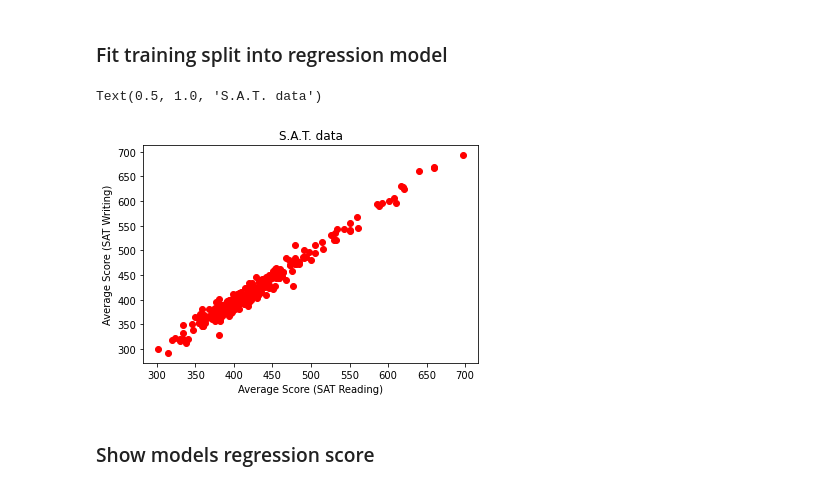
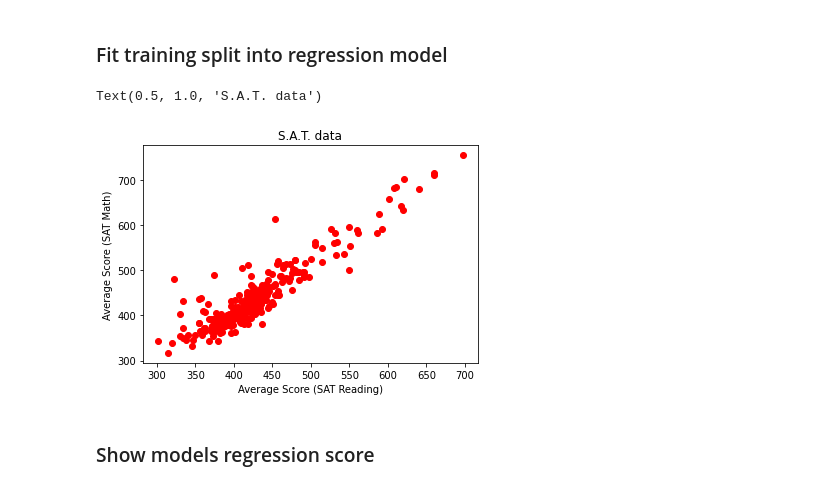
Before and after one commit to mhendricks96/linear-regression, a Jupyter notebook: regression.ipynb, the cells around one changed output. Cells and saved outputs as stored; diff of their text form; code cells hidden in the pictures.

```diff
--- a/regression.ipynb
+++ b/regression.ipynb
@@ -66,6 +66,6 @@ dtypes: float64(11), int64(1), object(10)
 memory usage: 67.2+ KB
 # %%
 X = df['Average Score (SAT Reading)'].values
-y = df['Average Score (SAT Writing)'].values
+y = df['Average Score (SAT Math)'].values
 
-y2 = df['Average Score (SAT Math)'].values
+#y2 = df['Average Score (SAT Writing)'].values
@@ -105,11 +81,11 @@ x_train, x_test, y_train, y_test = train_test_split(X, y, train_size=.8, test_si
 # %%
 plt.scatter(x_train, y_train, color='red')
 plt.xlabel('Average Score (SAT Reading)')
-plt.ylabel('Average Score (SAT Writing)')
+plt.ylabel('Average Score (SAT Math)')
 plt.title('S.A.T. data')
 # %% [output]
 Text(0.5, 1.0, 'S.A.T. data')
-[figure, old version]
+[figure, new version]
 # %%
 lm = LinearRegression()
 lm.fit(x_train, y_train)
```
Also changed, not shown: parts of 9 cells of this notebook, 1 other file.
